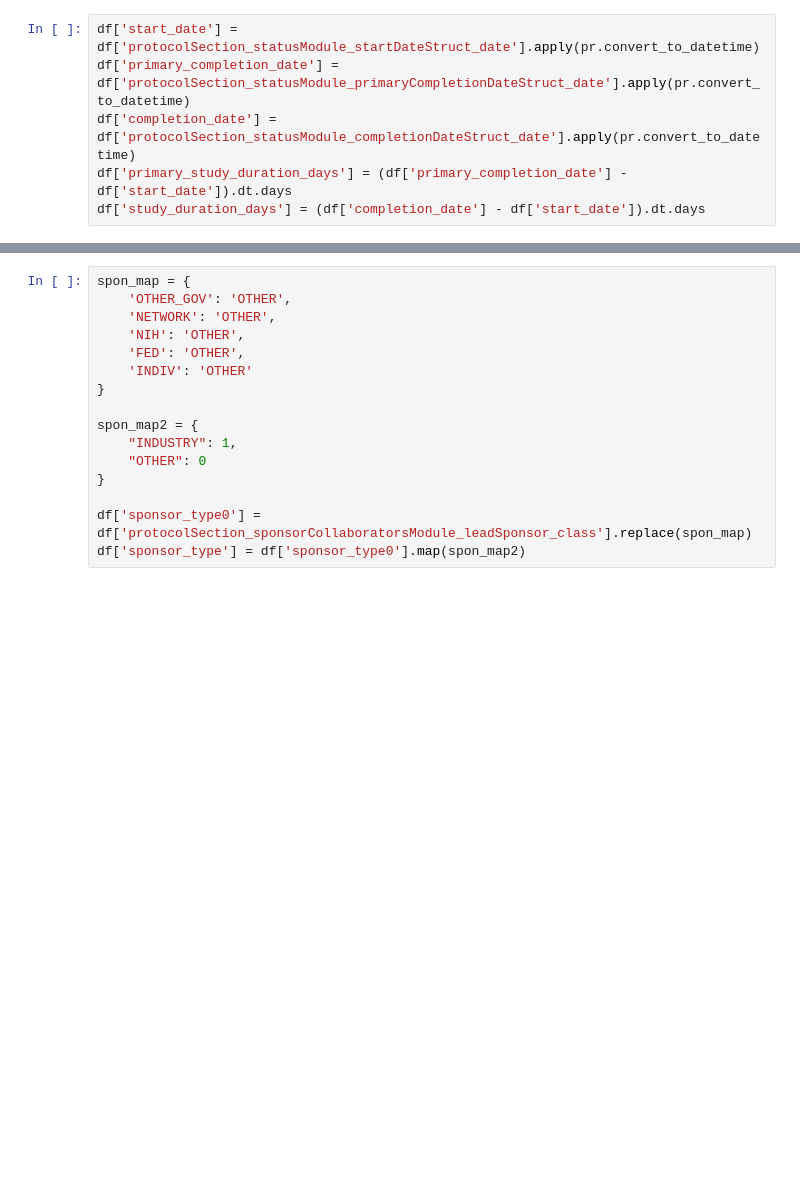
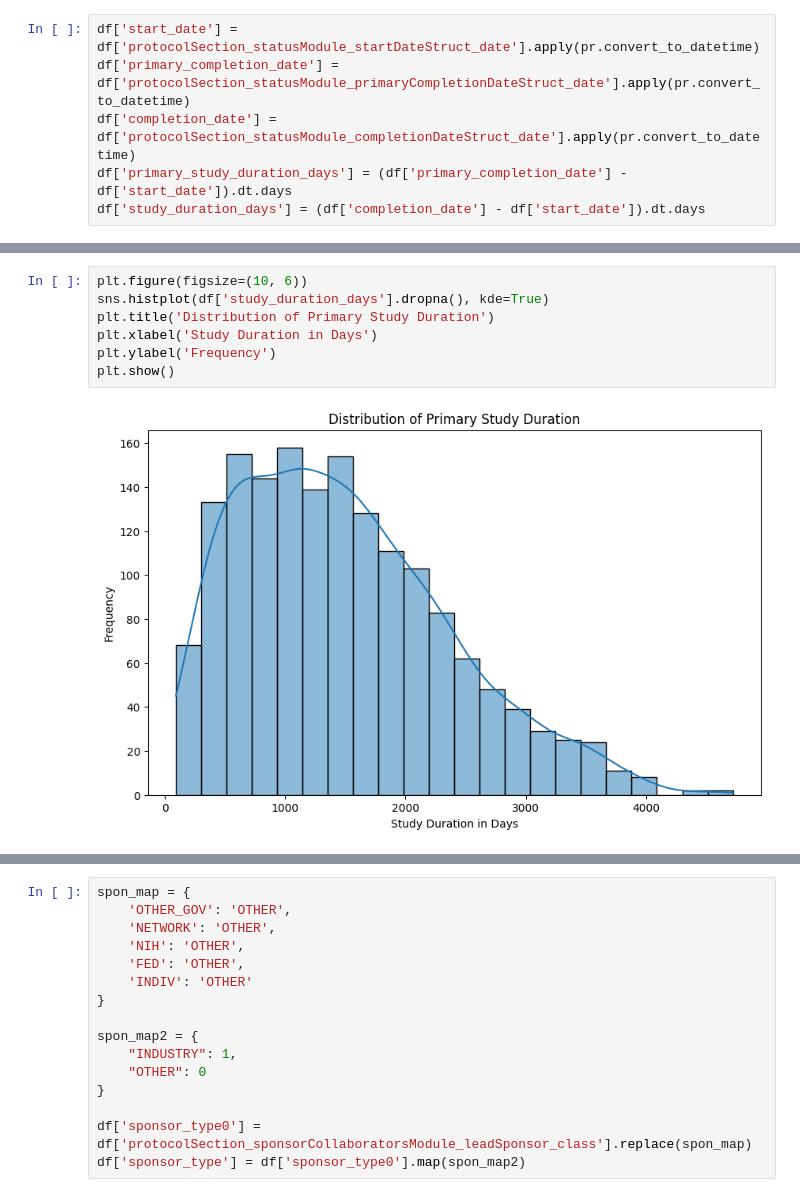
Before and after one commit to cynthiaxu04/predicting-clinicaltrials, a Jupyter notebook: data/testing.ipynb, the cells around one changed output, grey strips where cells are left out. Drawn from its saved outputs; the diff is of its cells as text; blank space fills up the shorter version.

```diff
--- a/data/testing.ipynb
+++ b/data/testing.ipynb
@@ -50,0 +48,9 @@ df['study_duration_days'] = (df['completion_date'] - df['start_date']).dt.days
+# %%
+plt.figure(figsize=(10, 6))
+sns.histplot(df['study_duration_days'].dropna(), kde=True)
+plt.title('Distribution of Primary Study Duration')
+plt.xlabel('Study Duration in Days')
+plt.ylabel('Frequency')
+plt.show()
+# %% [output]
+[figure, added]
```
Also changed, not shown: parts of 23 cells of this notebook, 5 other files.
